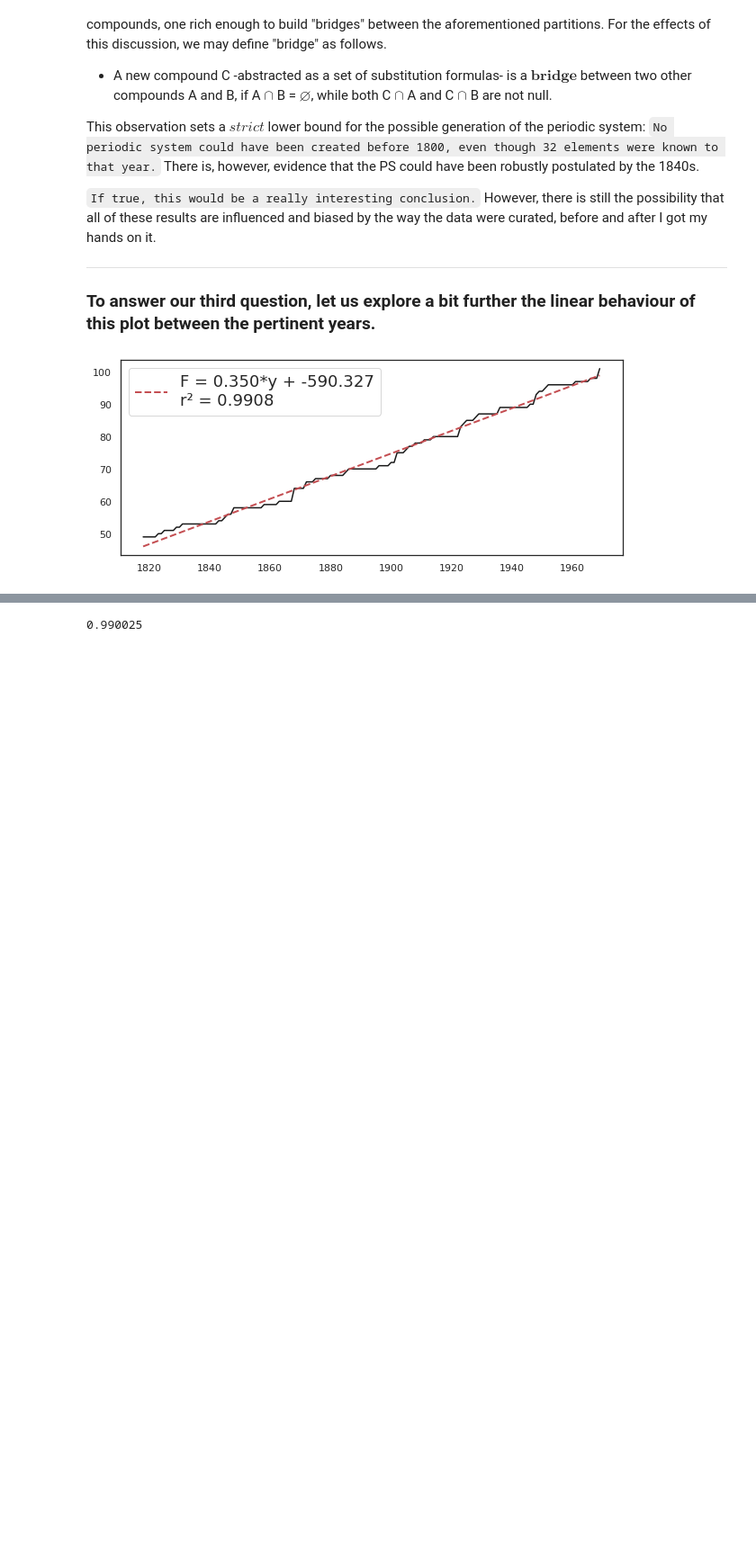
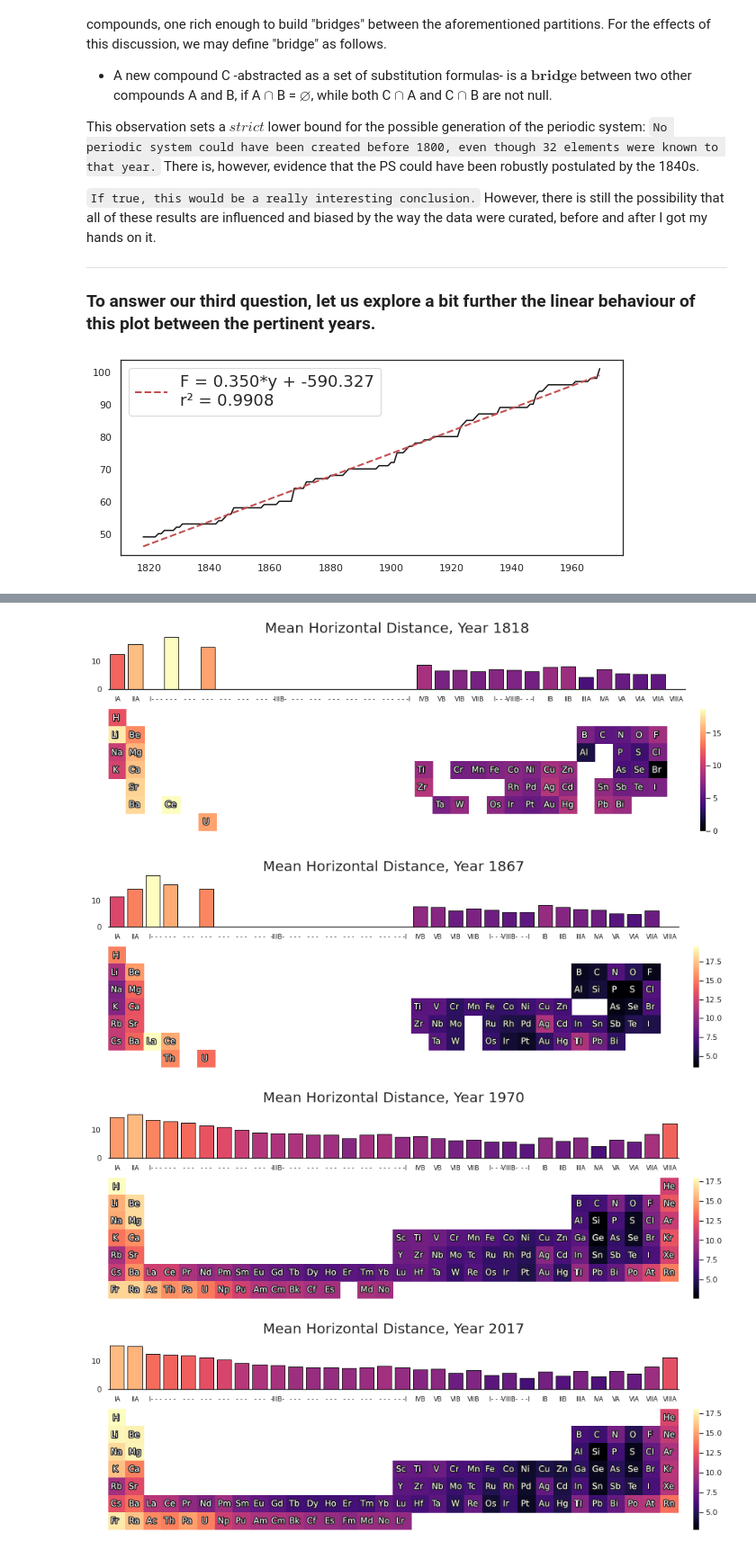
Before and after one commit to doncamilom/1868_SubstancesStudy, a Jupyter notebook: Notebooks/HND.ipynb, the cells around one changed output, grey strips where cells are left out. Shown: that part at 90% size. Drawn from its saved outputs; the diff is of its cells as text; code cells hidden in the pictures; blank space fills up the shorter version.

Commit message:
Edited HND notebook up to revision of HND for years 1818,1867,1970 and 2017

```diff
--- a/Notebooks/HND.ipynb
+++ b/Notebooks/HND.ipynb
@@ -74,4 +86,21 @@ Now, such a linear behaviour stopped after 1970, probably due to the fact that n
-# %%
-0.9950**2
-# %% [output]
-0.990025
+# %%
+grid_kws = {'width_ratios': (0.99, 0.01),
+            'height_ratios':(0.3,0.7),
+            'wspace': 0.05,'hspace':0.23}
+
+dates = [1818,1867,1970,2017]
+
+for d in dates:
+    min_scale = np.nanmin(hnd[d-min_yr])
+    max_scale = np.nanmax(hnd[d-min_yr])
+
+    fig, ax = plt.subplots(2, 2, gridspec_kw = grid_kws, figsize = (15, 5))
+
+    makeTPPlot(hnd[d-min_yr],title=f"Mean Horizontal Distance, Year {d}",PT=TP,fs=10,ax=ax,
+               min_scale=min_scale,max_scale=max_scale)
+    plt.show()
+# %% [output]
+[figure, added]
+[figure, added]
+[figure, added]
+[figure, added]
```
Also changed, not shown: parts of 2 cells of this notebook.
